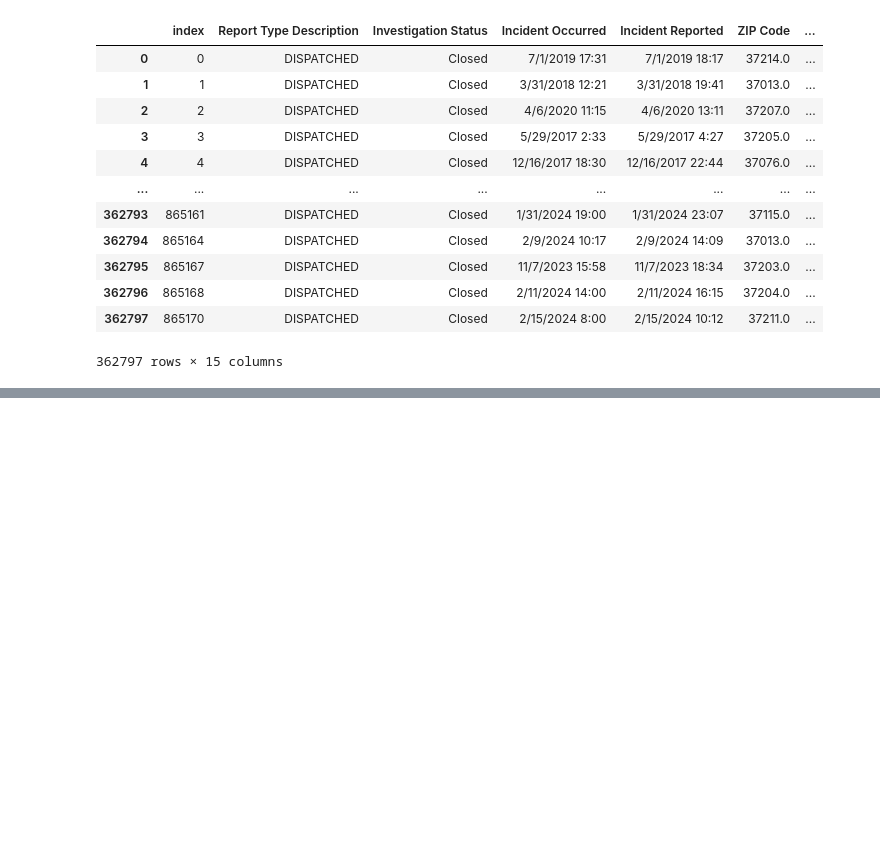
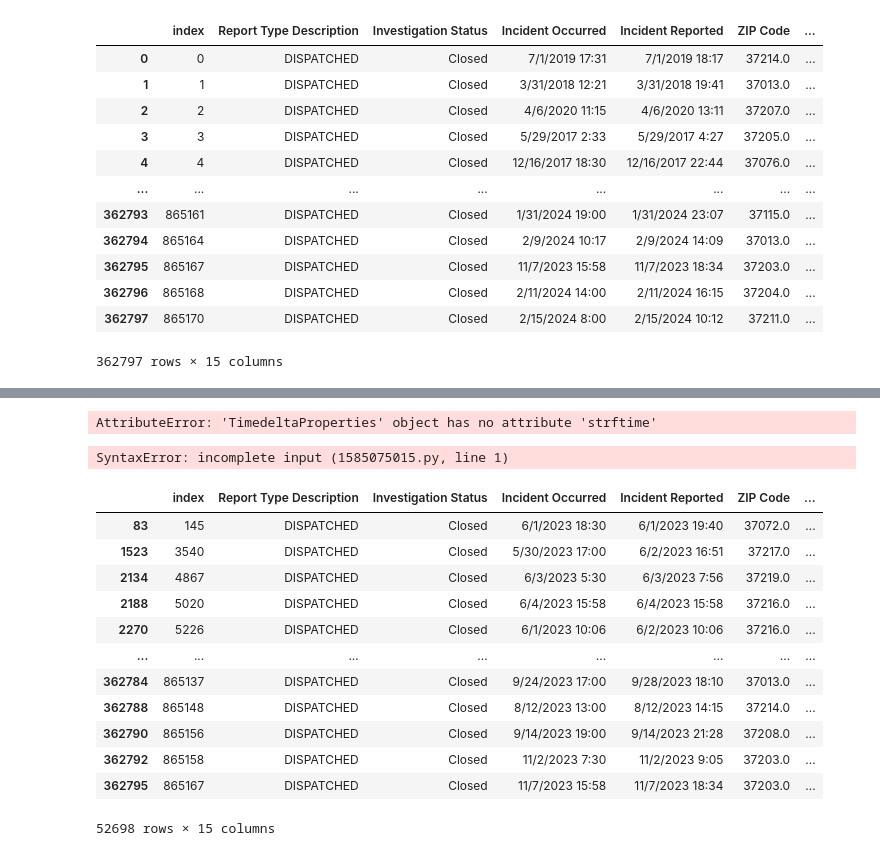
Before and after one commit to DonovanKnight/police-response-capstone, a Jupyter notebook: notebooks/police_arrival_times_donovan.ipynb, the cells around one changed output, grey strips where cells are left out. Cells and saved outputs as stored; diff of their text form; code cells hidden in the pictures; blank space fills up the shorter version.

```diff
--- a/notebooks/police_arrival_times_donovan.ipynb
+++ b/notebooks/police_arrival_times_donovan.ipynb
@@ -319,0 +340,25 @@ npd_officers_clean
+# %%
+npd_officers_clean['Time Taken'] = npd_officers_clean['Time Taken'].dt.strftime('%H:%M')
+# %% [output]
+AttributeError: 'TimedeltaProperties' object has no attribute 'strftime'
+# %%
+mnpd_officers_clean = npd_officers_clean.loc[npd_officers_clean['reported_year'] == ("2023")
+# %% [output]
+SyntaxError: incomplete input (1585075015.py, line 1)
+# %%
+#filtered the year for 2023 to match the year of the data in my other notebooks. Seen there were approximately 53,000 dispatched, and closed investigations for Nashville in 2023
+npd_officers_clean.loc[npd_officers_clean['reported_year'] == 2023]
+# %% [output]
+|  | index | Report Type Description | Investigation Status | Incident Occurred | Incident Reported | ZIP Code | ... |
+| 83 | 145 | DISPATCHED | Closed | 6/1/2023 18:30 | 6/1/2023 19:40 | 37072.0 | ... |
+| 1523 | 3540 | DISPATCHED | Closed | 5/30/2023 17:00 | 6/2/2023 16:51 | 37217.0 | ... |
+| 2134 | 4867 | DISPATCHED | Closed | 6/3/2023 5:30 | 6/3/2023 7:56 | 37219.0 | ... |
+| 2188 | 5020 | DISPATCHED | Closed | 6/4/2023 15:58 | 6/4/2023 15:58 | 37216.0 | ... |
+| 2270 | 5226 | DISPATCHED | Closed | 6/1/2023 10:06 | 6/2/2023 10:06 | 37216.0 | ... |
+| ... | ... | ... | ... | ... | ... | ... | ... |
+| 362784 | 865137 | DISPATCHED | Closed | 9/24/2023 17:00 | 9/28/2023 18:10 | 37013.0 | ... |
+| 362788 | 865148 | DISPATCHED | Closed | 8/12/2023 13:00 | 8/12/2023 14:15 | 37214.0 | ... |
+| 362790 | 865156 | DISPATCHED | Closed | 9/14/2023 19:00 | 9/14/2023 21:28 | 37208.0 | ... |
+| 362792 | 865158 | DISPATCHED | Closed | 11/2/2023 7:30 | 11/2/2023 9:05 | 37203.0 | ... |
+| 362795 | 865167 | DISPATCHED | Closed | 11/7/2023 15:58 | 11/7/2023 18:34 | 37203.0 | ... |
+52698 rows × 15 columns
```
Also changed, not shown: parts of 6 cells of this notebook.
